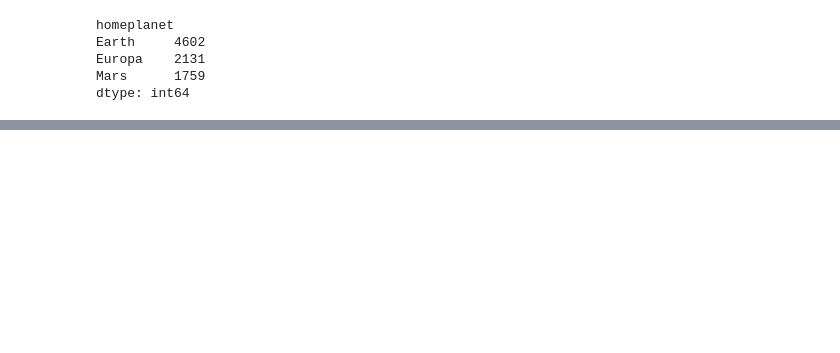
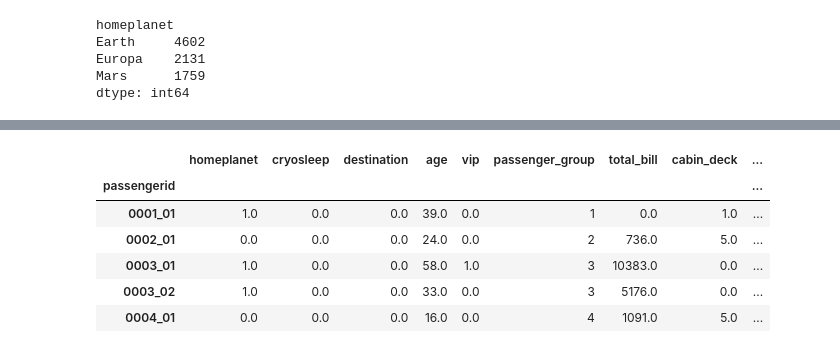
Before and after one commit to Krawieckk/kaggle_competitions, a Jupyter notebook: Spaceship_Titanic_kaggle/Spaceship_Titanic_kaggle.ipynb, the cells around one changed output, grey strips where cells are left out. Cells and saved outputs as stored; diff of their text form; code cells hidden in the pictures; blank space fills up the shorter version.

Commit message:
Changed object data to numeric and filled missing data with np.nan

```diff
--- a/Spaceship_Titanic_kaggle/Spaceship_Titanic_kaggle.ipynb
+++ b/Spaceship_Titanic_kaggle/Spaceship_Titanic_kaggle.ipynb
@@ -253,0 +362,12 @@ test_data['homeplanet'] = test_data_homeplanets
+# %%
+def get_deck(cabin):
+  if cabin == 'unknown':
+    return np.nan
+  else:
+    return cabin[0]
+
+train_data_cabin = train_data.cabin.fillna('unknown')
+test_data_cabin = test_data.cabin.fillna('unknown')
+
+print(pd.Series(list(map(get_deck, train_data_cabin))).value_counts())
+print(pd.Series(list(map(get_deck, test_data_cabin))).value_counts())
@@ -253,0 +476,22 @@ test_data['homeplanet'] = test_data_homeplanets
+# %%
+train_data_side = list(train_data.cabin.fillna('unknown'))
+test_data_side = list(test_data.cabin.fillna('unknown'))
+
+def get_side(cabin):
+  if cabin == 'unknown':
+    return np.nan
+
+  elif cabin[-1] == 'P':
+    return 0
+
+  elif cabin[-1] == 'S':
+    return 1
+
+train_data_side = list(map(get_side, train_data_side))
+test_data_side = list(map(get_side, test_data_side))
+
+train_data['cabin_side'] = train_data_side
+test_data['cabin_side'] = test_data_side
+# %%
+train_data = train_data.drop(columns=['cabin'])
+test_data = test_data.drop(columns=['cabin'])
@@ -253,0 +506,3 @@ test_data['homeplanet'] = test_data_homeplanets
+# %%
+train_data = train_data.set_index('passengerid')
+test_data = test_data.set_index('passengerid')
@@ -253,0 +541,12 @@ test_data['homeplanet'] = test_data_homeplanets
+# %%
+data_features = ['homeplanet', 'cryosleep', 'destination', 'age', 'vip', 'passenger_group', 'total_bill', 'cabin_deck', 'cabin_side']
+X = train_data[data_features]
+X.head()
+# %% [output]
+|  | homeplanet | cryosleep | destination | age | vip | passenger_group | total_bill | cabin_deck | ... |
+| passengerid |  |  |  |  |  |  |  |  | ... |
+| 0001_01 | 1.0 | 0.0 | 0.0 | 39.0 | 0.0 | 1 | 0.0 | 1.0 | ... |
+| 0002_01 | 0.0 | 0.0 | 0.0 | 24.0 | 0.0 | 2 | 736.0 | 5.0 | ... |
+| 0003_01 | 1.0 | 0.0 | 0.0 | 58.0 | 1.0 | 3 | 10383.0 | 0.0 | ... |
+| 0003_02 | 1.0 | 0.0 | 0.0 | 33.0 | 0.0 | 3 | 5176.0 | 0.0 | ... |
+| 0004_01 | 0.0 | 0.0 | 0.0 | 16.0 | 0.0 | 4 | 1091.0 | 5.0 | ... |
```
Also changed, not shown: parts of 19 cells of this notebook.
